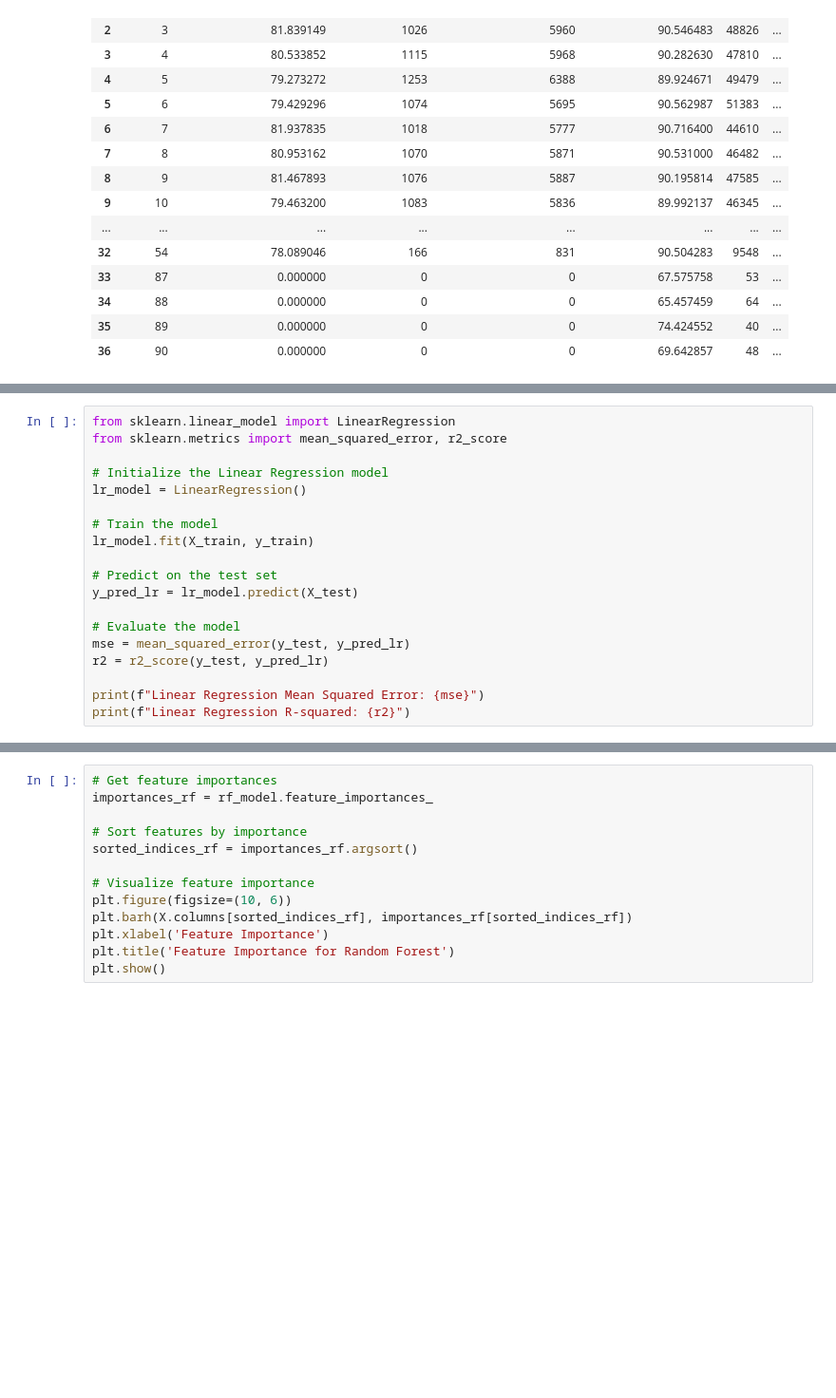
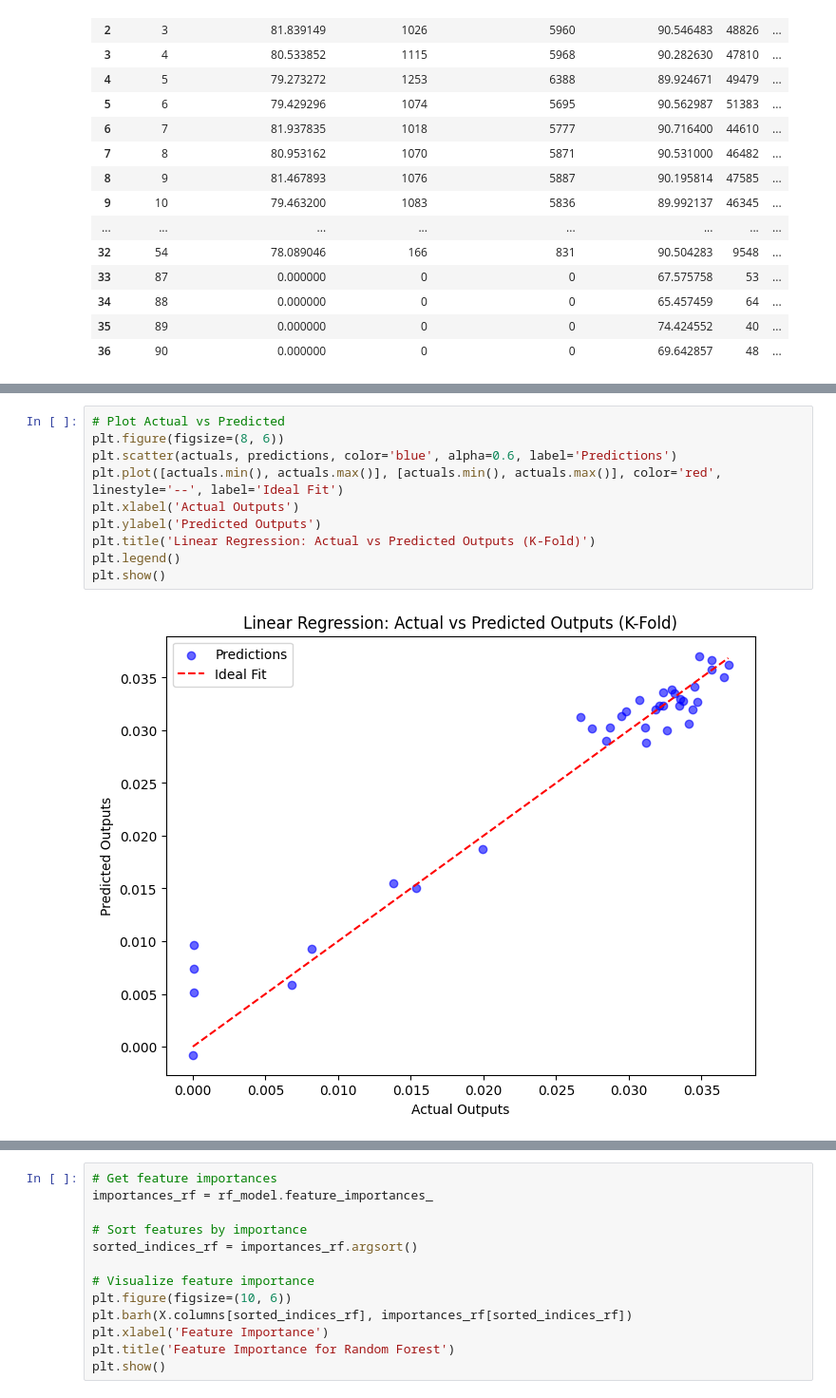
Before and after one commit to colincranwell/itcs-3162-group-8-project, a Jupyter notebook: Group8_Final.ipynb, the cells around one changed output, grey strips where cells are left out. Shown at 95% size. Drawn from its saved outputs; the diff is of its cells as text; blank space fills up the shorter version.

Commit message:
K fold added, models cleaned up

```diff
--- a/Group8_Final.ipynb
+++ b/Group8_Final.ipynb
@@ -670,19 +667,0 @@ SyntaxError: invalid syntax (505270739.py, line 11)
-# %%
-from sklearn.linear_model import LinearRegression
-from sklearn.metrics import mean_squared_error, r2_score
-
-# Initialize the Linear Regression model
-lr_model = LinearRegression()
-
-# Train the model
-lr_model.fit(X_train, y_train)
-
-# Predict on the test set
-y_pred_lr = lr_model.predict(X_test)
-
-# Evaluate the model
-mse = mean_squared_error(y_test, y_pred_lr)
-r2 = r2_score(y_test, y_pred_lr)
-
-print(f"Linear Regression Mean Squared Error: {mse}")
-print(f"Linear Regression R-squared: {r2}")
@@ -712,0 +722,12 @@ Random Forest R-squared: 0.9365110690278841
+# %%
+# Plot Actual vs Predicted
+plt.figure(figsize=(8, 6))
+plt.scatter(actuals, predictions, color='blue', alpha=0.6, label='Predictions')
+plt.plot([actuals.min(), actuals.max()], [actuals.min(), actuals.max()], color='red', linestyle='--', label='Ideal Fit')
+plt.xlabel('Actual Outputs')
+plt.ylabel('Predicted Outputs')
+plt.title('Linear Regression: Actual vs Predicted Outputs (K-Fold)')
+plt.legend()
+plt.show()
+# %% [output]
+[figure, added]
```
Also changed, not shown: parts of 12 cells of this notebook.
